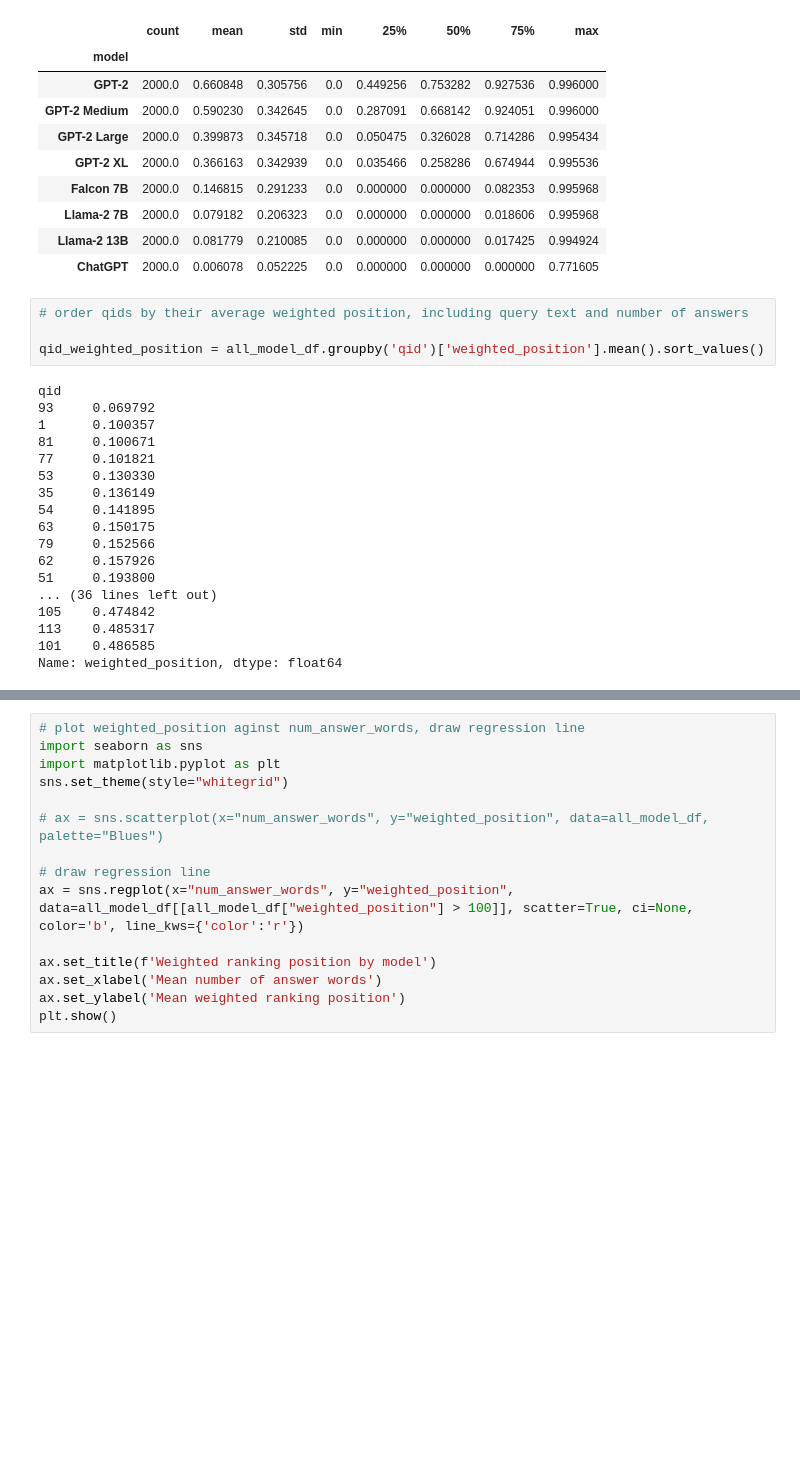
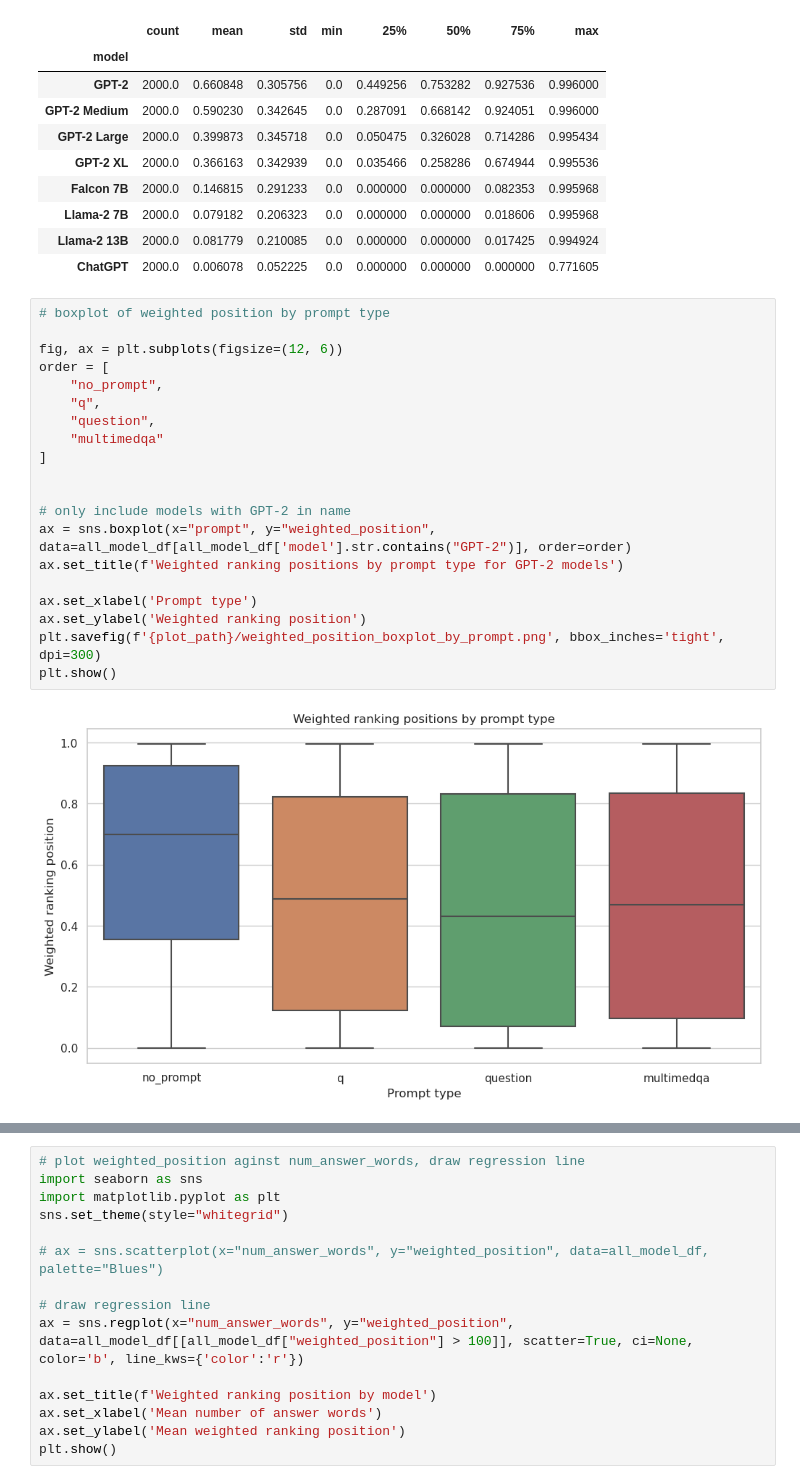
Before and after one commit to JoProbst/ThesisCode, a Jupyter notebook: visualizations/visualize_llm_positions.ipynb, the cells around one changed output, grey strips where cells are left out. Saved outputs shown, nothing was run; the diff lists cells and outputs as text; blank space fills up the shorter version.

```diff
--- a/visualizations/visualize_llm_positions.ipynb
+++ b/visualizations/visualize_llm_positions.ipynb
@@ -119,25 +119,25 @@ all_model_df.groupby('model')['weighted_position'].describe()
 | Llama-2 7B | 2000.0 | 0.079182 | 0.206323 | 0.0 | 0.000000 | 0.000000 | 0.018606 | 0.995968 |
 | Llama-2 13B | 2000.0 | 0.081779 | 0.210085 | 0.0 | 0.000000 | 0.000000 | 0.017425 | 0.994924 |
 | ChatGPT | 2000.0 | 0.006078 | 0.052225 | 0.0 | 0.000000 | 0.000000 | 0.000000 | 0.771605 |
-# %%
-# order qids by their average weighted position, including query text and number of answers
-
-qid_weighted_position = all_model_df.groupby('qid')['weighted_position'].mean().sort_values()
-# %% [output]
-qid
-93     0.069792
-1      0.100357
-81     0.100671
-77     0.101821
-53     0.130330
-35     0.136149
-54     0.141895
-63     0.150175
-79     0.152566
-62     0.157926
-51     0.193800
-... (36 lines left out)
-105    0.474842
-113    0.485317
-101    0.486585
-Name: weighted_position, dtype: float64
+# %%
+# boxplot of weighted position by prompt type
+
+fig, ax = plt.subplots(figsize=(12, 6))
+order = [
+    "no_prompt",
+    "q",
+    "question",
+    "multimedqa"
+]
+
+
+# only include models with GPT-2 in name
+ax = sns.boxplot(x="prompt", y="weighted_position", data=all_model_df[all_model_df['model'].str.contains("GPT-2")], order=order)
+ax.set_title(f'Weighted ranking positions by prompt type for GPT-2 models')
+
+ax.set_xlabel('Prompt type')
+ax.set_ylabel('Weighted ranking position')
+plt.savefig(f'{plot_path}/weighted_position_boxplot_by_prompt.png', bbox_inches='tight', dpi=300)
+plt.show()
+# %% [output]
+[figure, added]
```
Also changed, not shown: parts of 4 cells of this notebook, 4 other files.
